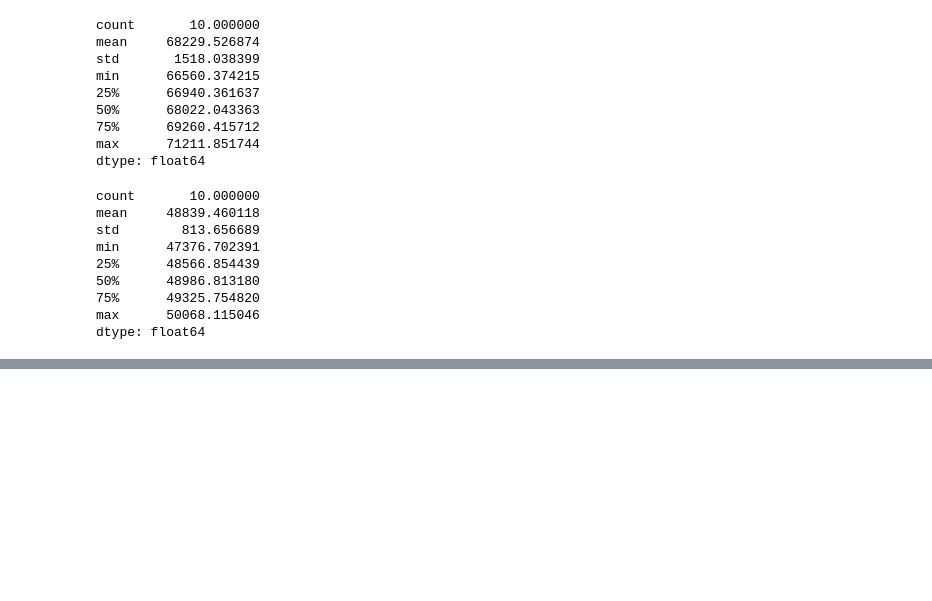
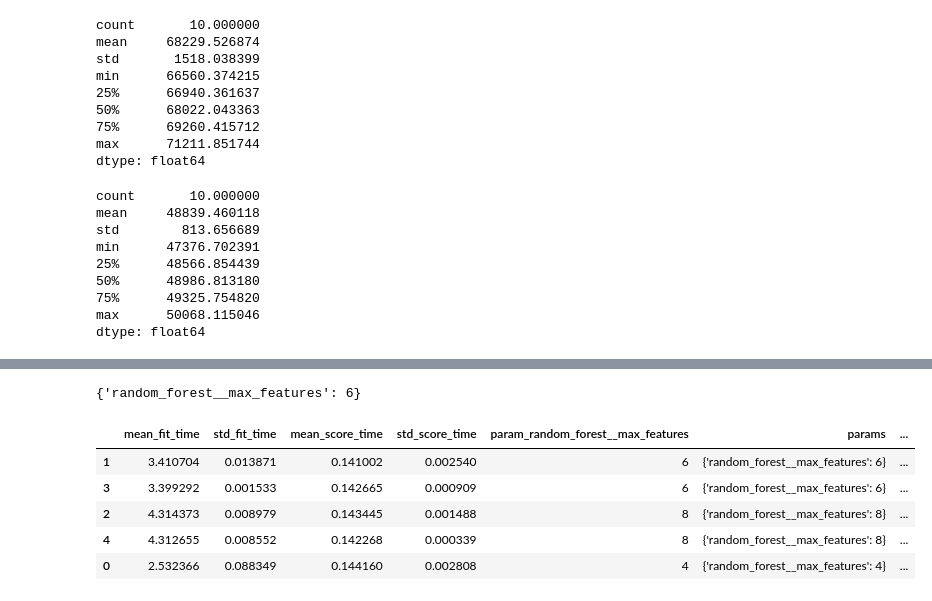
Before and after one commit to Nattawut30/Python-For-Ai, a Jupyter notebook: ScikitLearn-Keras-TensorFlow/ML_train/02_End_To_End_ML.ipynb, the cells around one changed output, grey strips where cells are left out. Drawn from its saved outputs; the diff is of its cells as text; code cells hidden in the pictures; blank space fills up the shorter version.

```diff
--- a/ScikitLearn-Keras-TensorFlow/ML_train/02_End_To_End_ML.ipynb
+++ b/ScikitLearn-Keras-TensorFlow/ML_train/02_End_To_End_ML.ipynb
@@ -1221,4 +1221,36 @@ dtype: float64
 
 # You now have a shortlist of promising models.
 # Now you need to fine-tune them!
+
+# 01: Grid Search
+# fiddle with the hyper parameters manually, until you find a great combination of hyperparameter values.
+# Wasting time! use Scikit-Learn's GridSearchCV class to search for you.
+
+# Tells which hyperparameters you want it to experiment with and what values to try out and it will
+# use cross-validation to evaluate all the possible combinations of hyperparameter values.
+
+# Example: Searches for the best combination of hyperparameter values for the RandomForestRegressor
+from sklearn.model_selection import GridSearchCV
+
+full_pipeline = Pipeline([
+    ("preprocessing", preprocessing),
+    ("random_forest", RandomForestRegressor(random_state=42)),
+])
+param_grid = [
+    {'random_forest__max_features': [4, 6, 8]},
+    {'random_forest__max_features': [6, 8, 10]}
+]
+grid_search = GridSearchCV(full_pipeline, param_grid, cv=3,
+                           scoring='neg_root_mean_squared_error')
+grid_search.fit(housing, housing_labels)
+
+# You can refor to any hyperparameters of any esitmator in a pipeline
+# if this estimator is nested deep inside several pielines and column transformers
+
+# Scikit-Learn splits this tring at the double scores,
+# then looks for an estimator named "preprocessing" in the pipeline and finds the preprocessing ColumnTransformer
+
+# Wrapping preprocessing steps in a Scikit-LEarn pipeline allows you to tune the preprocessing hyperparameters along with the model hyperparameter
+# When you first fit the pipeline, Scikit-Learn will save the fitted transformers to this directory
+# if you fit the pipeline again with the same parameters, Scikit-Learn will just load the cached transformer
 # %% [output]
@@ -1225,0 +1298,23 @@ dtype: float64
+# %%
+grid_search.best_params_
+# %% [output]
+{'random_forest__max_features': 6}
+# %%
+# Get the best estimator "grid_search.best_estimator_"
+# once it finds the best estimator using cross-valdiation, it retrains it on the whole training set.
+# feeding it more data will likely improve its performance.
+# The evaluation scores are available using "grid_search.dv_results_"
+
+# Wrap it in a DataFrame will get a nice list of all the test scores for each combination of hyperparameters and for each cross-validation split
+
+cv_res = pd.DataFrame(grid_search.cv_results_)
+cv_res.sort_values(by="mean_test_score", ascending=False, inplace=True)
+[...] # change column names to fit on this page, and show rmse = -score
+cv_res.head() # note: the 1st column is the row ID
+# %% [output]
+|  | mean_fit_time | std_fit_time | mean_score_time | std_score_time | param_random_forest__max_features | params | ... |
+| 1 | 3.410704 | 0.013871 | 0.141002 | 0.002540 | 6 | {'random_forest__max_features': 6} | ... |
+| 3 | 3.399292 | 0.001533 | 0.142665 | 0.000909 | 6 | {'random_forest__max_features': 6} | ... |
+| 2 | 4.314373 | 0.008979 | 0.143445 | 0.001488 | 8 | {'random_forest__max_features': 8} | ... |
+| 4 | 4.312655 | 0.008552 | 0.142268 | 0.000339 | 8 | {'random_forest__max_features': 8} | ... |
+| 0 | 2.532366 | 0.088349 | 0.144160 | 0.002808 | 4 | {'random_forest__max_features': 4} | ... |
```
Also changed, not shown: parts of 6 cells of this notebook.
